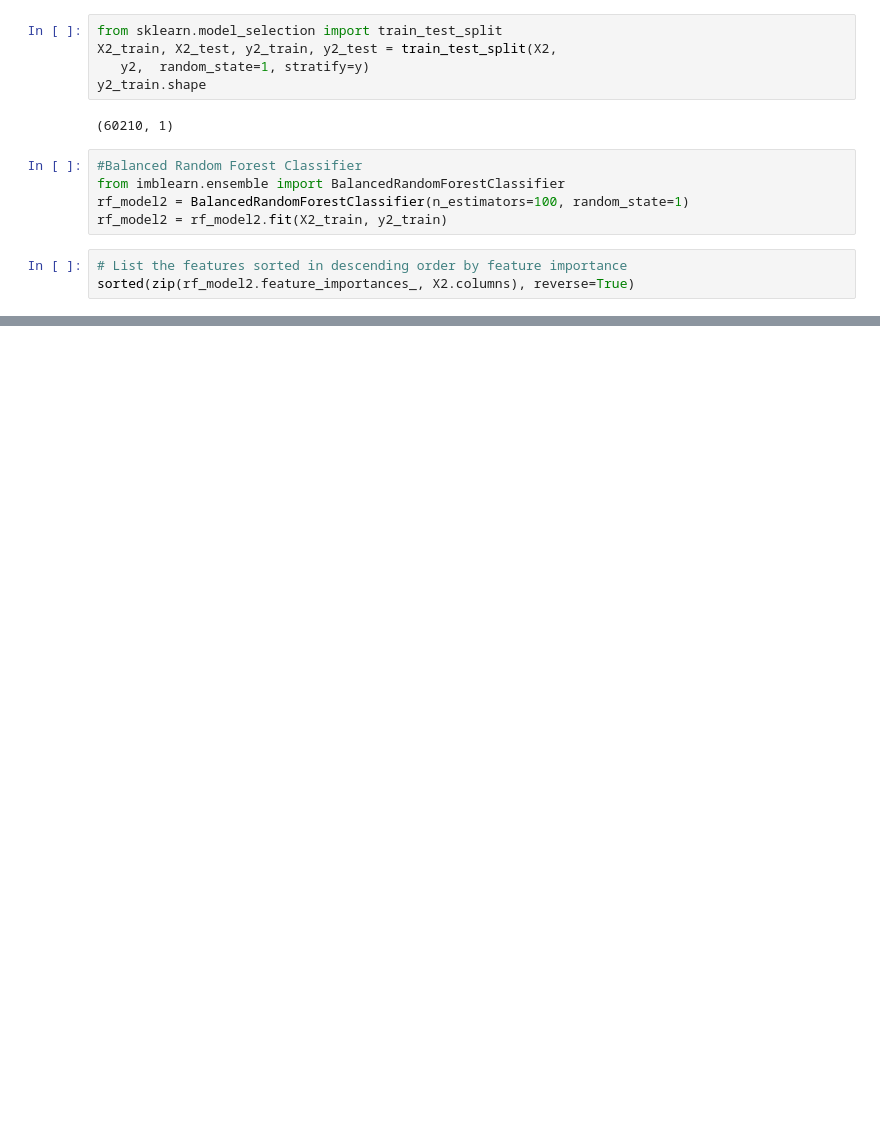
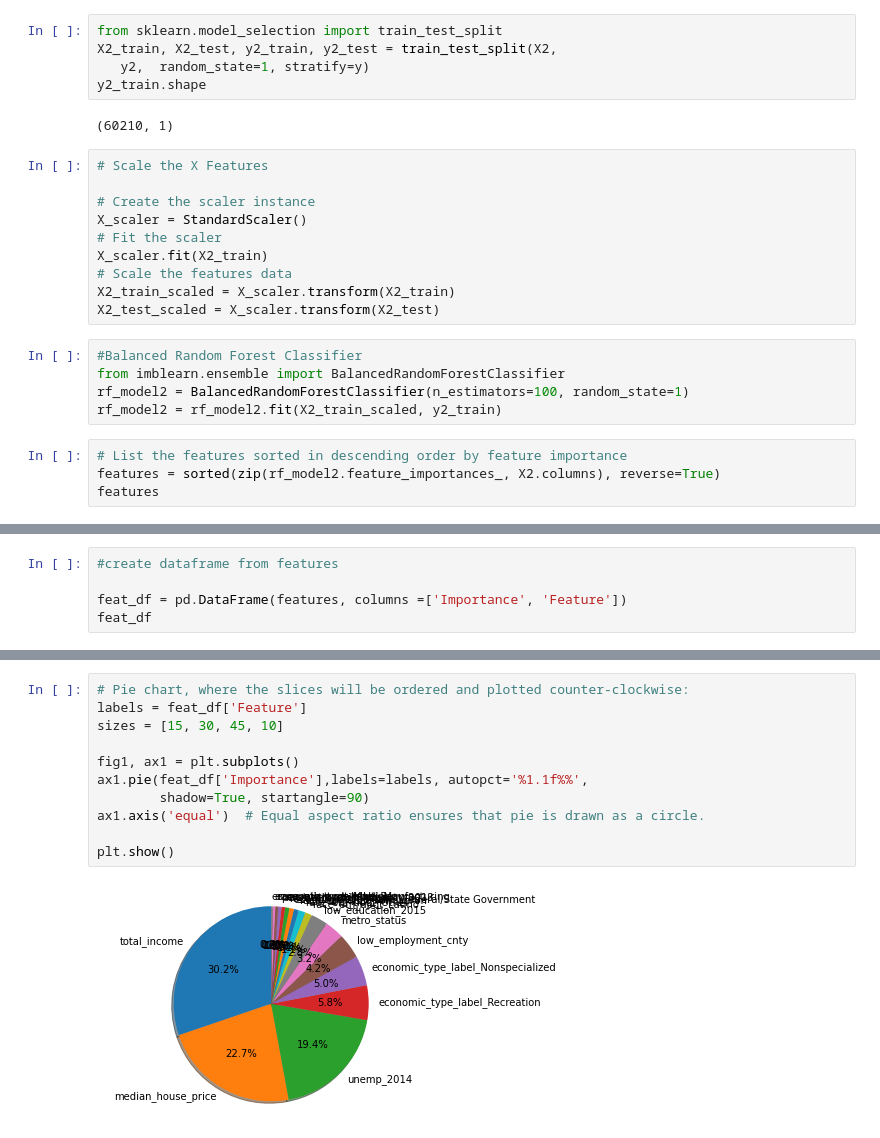
Before and after one commit to mtmcphail/Group1_Final, a Jupyter notebook: liquor_license_ml_0303.ipynb, the cells around one changed output, grey strips where cells are left out. Cells and saved outputs as stored; diff of their text form; blank space fills up the shorter version.

```diff
--- a/liquor_license_ml_0303.ipynb
+++ b/liquor_license_ml_0303.ipynb
@@ -180,12 +181,23 @@ X2_train, X2_test, y2_train, y2_test = train_test_split(X2,
 y2_train.shape
 # %% [output]
 (60210, 1)
+# %%
+# Scale the X Features
+
+# Create the scaler instance
+X_scaler = StandardScaler()
+# Fit the scaler
+X_scaler.fit(X2_train)
+# Scale the features data
+X2_train_scaled = X_scaler.transform(X2_train)
+X2_test_scaled = X_scaler.transform(X2_test)
 # %%
 #Balanced Random Forest Classifier
 from imblearn.ensemble import BalancedRandomForestClassifier
 rf_model2 = BalancedRandomForestClassifier(n_estimators=100, random_state=1)
-rf_model2 = rf_model2.fit(X2_train, y2_train)
+rf_model2 = rf_model2.fit(X2_train_scaled, y2_train)
 # %%
 # List the features sorted in descending order by feature importance
-sorted(zip(rf_model2.feature_importances_, X2.columns), reverse=True)
+features = sorted(zip(rf_model2.feature_importances_, X2.columns), reverse=True)
+features
 # %% [output]
@@ -225,0 +222,5 @@ df['pct_of_total'].plot.density()
+# %%
+#create dataframe from features
+
+feat_df = pd.DataFrame(features, columns =['Importance', 'Feature'])
+feat_df
@@ -225,0 +252,13 @@ df['pct_of_total'].plot.density()
+# %%
+# Pie chart, where the slices will be ordered and plotted counter-clockwise:
+labels = feat_df['Feature']
+sizes = [15, 30, 45, 10]
+
+fig1, ax1 = plt.subplots()
+ax1.pie(feat_df['Importance'],labels=labels, autopct='%1.1f%%',
+        shadow=True, startangle=90)
+ax1.axis('equal')  # Equal aspect ratio ensures that pie is drawn as a circle.
+
+plt.show()
+# %% [output]
+[figure, added]
```
Also changed, not shown: parts of 11 cells of this notebook, 1 other file.
